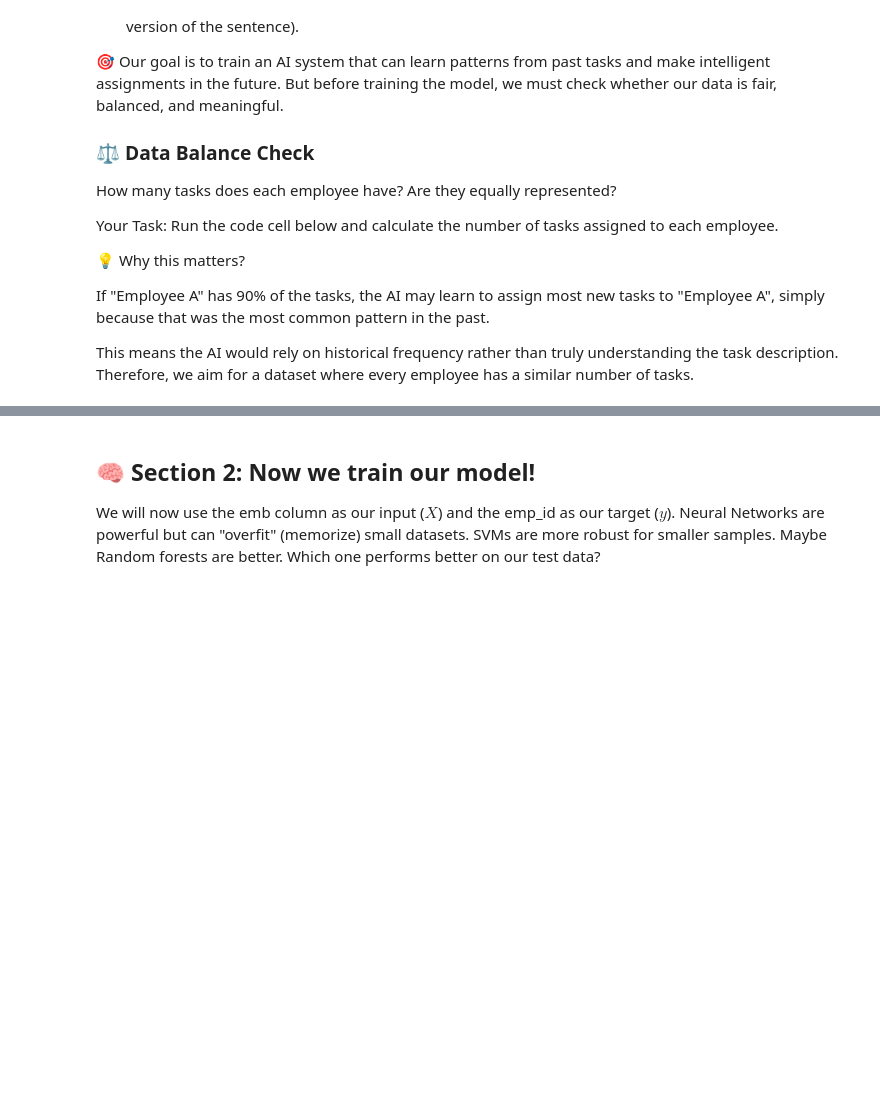
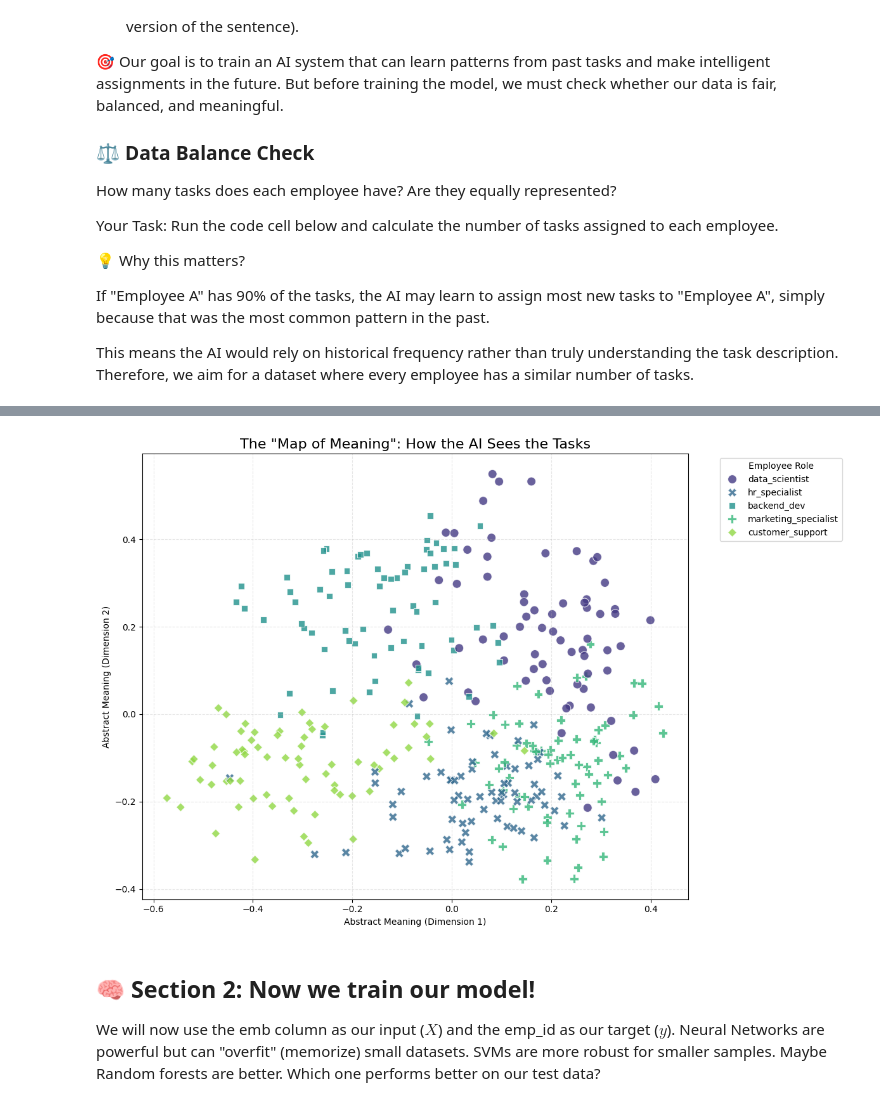
Before and after one commit to eth-bmai-fs26/project, a Jupyter notebook: week1/task_meeting/project_task_meeting.ipynb, the cells around one changed output, grey strips where cells are left out. Drawn from its saved outputs; the diff is of its cells as text; code cells hidden in the pictures; blank space fills up the shorter version.

```diff
--- a/week1/task_meeting/project_task_meeting.ipynb
+++ b/week1/task_meeting/project_task_meeting.ipynb
@@ -130,0 +190,20 @@ Total Rows: 1000
+# %%
+# Analyze task descriptions
+print("=== Task Description Analysis ===")
+
+if 'task_description' in df.columns:
+    # Text length distribution
+    df['text_length'] = df['task_description'].str.len()
+    df['word_count'] = df['task_description'].str.split().str.len()
+
+    print(f"Text length stats:\n{df['text_length'].describe()}")
+    print(f"\nWord count stats:\n{df['word_count'].describe()}")
+
+    # Sample tasks per role
+    print("\n=== Sample Tasks per Role ===")
+    if 'role' in df.columns:
+        for role in df['role'].unique()[:5]:
+            print(f"\n--- {role} ---")
+            samples = df[df['role'] == role]['task_description'].head(3).tolist()
+            for s in samples:
+                print(f"  • {s[:100]}...")
@@ -131,3 +299,48 @@ Total Rows: 1000
+# %%
+#@title Visualize the data in PCA { display-mode: "form" }
+# ============================================================
+#
+# We use PCA (Principal Component Analysis) to squash the
+# 384-dimensional vectors down to 2D so we can draw them.
+# ============================================================
+
+from sklearn.decomposition import PCA
+import seaborn as sns
+import matplotlib.pyplot as plt
+
+# 1. Squash the data to 2 Dimensions (2D)
+pca = PCA(n_components=2)
+X_embedded_2d = pca.fit_transform(X_test)
+
+# 2. Create a temporary DataFrame for plotting
+# We use the 'id_to_role' dictionary to get the actual names
+role_names = [id_to_role[i] for i in y_test]
+
+df_viz = pd.DataFrame(X_embedded_2d, columns=['Dimension 1', 'Dimension 2'])
+df_viz['Role'] = role_names
+
+# 3. Plot the clusters
+plt.figure(figsize=(12, 8))
+sns.scatterplot(
+    data=df_viz,
+    x='Dimension 1',
+    y='Dimension 2',
+    hue='Role',      # Color points by Role
+    style='Role',    # Different shapes for different roles
+    s=100,           # Size of dots
+    alpha=0.8,       # Transparency
+    palette='viridis'
+)
+
+plt.title('The "Map of Meaning": How the AI Sees the Tasks', fontsize=16)
+plt.xlabel('Abstract Meaning (Dimension 1)')
+plt.ylabel('Abstract Meaning (Dimension 2)')
+plt.legend(bbox_to_anchor=(1.05, 1), loc='upper left', title="Employee Role")
+plt.grid(True, linestyle='--', alpha=0.3)
+plt.tight_layout()
+plt.show()
+# %% [output]
+[figure, added]
 # %% [markdown]
 ## 🧠 Section 2: Now we train our model!
 
```
Also changed, not shown: parts of 23 cells of this notebook.
